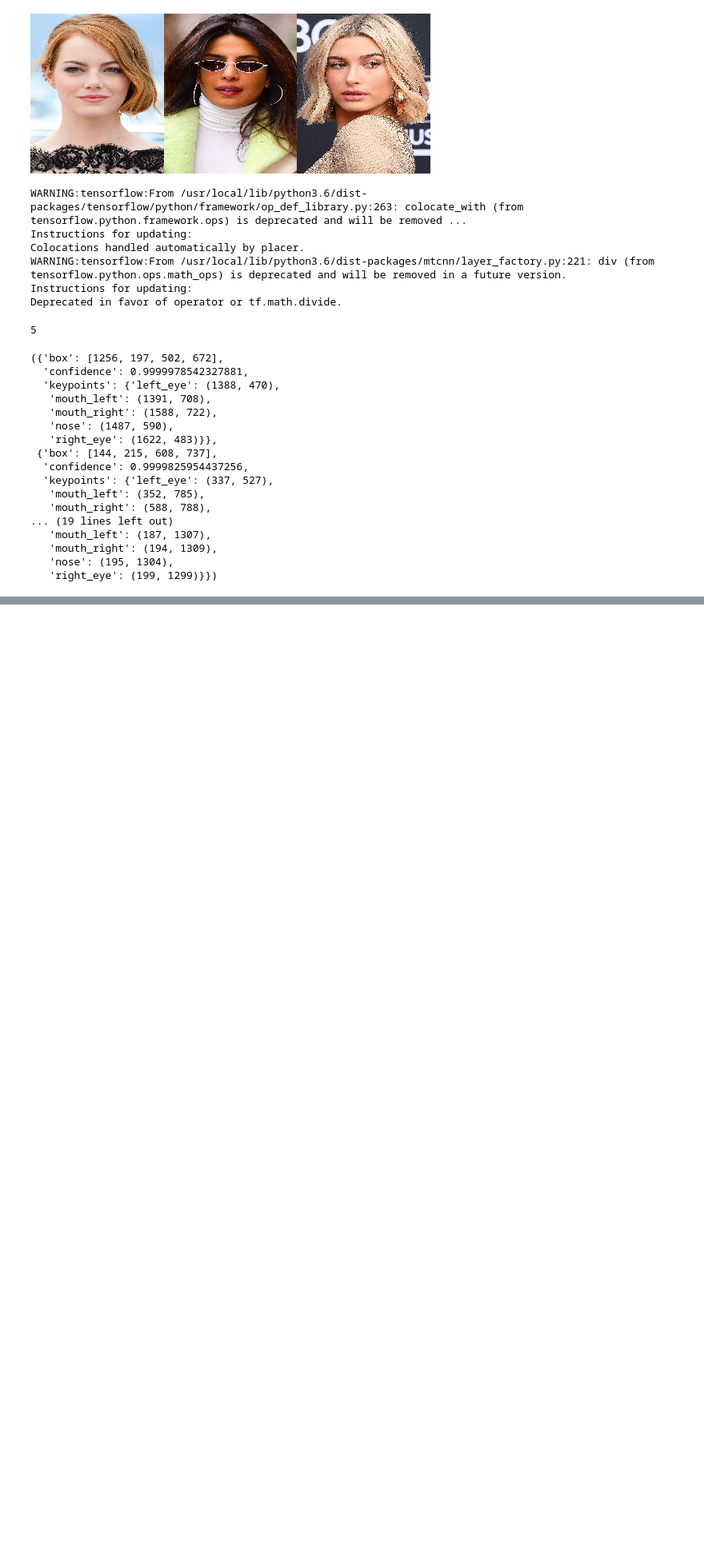
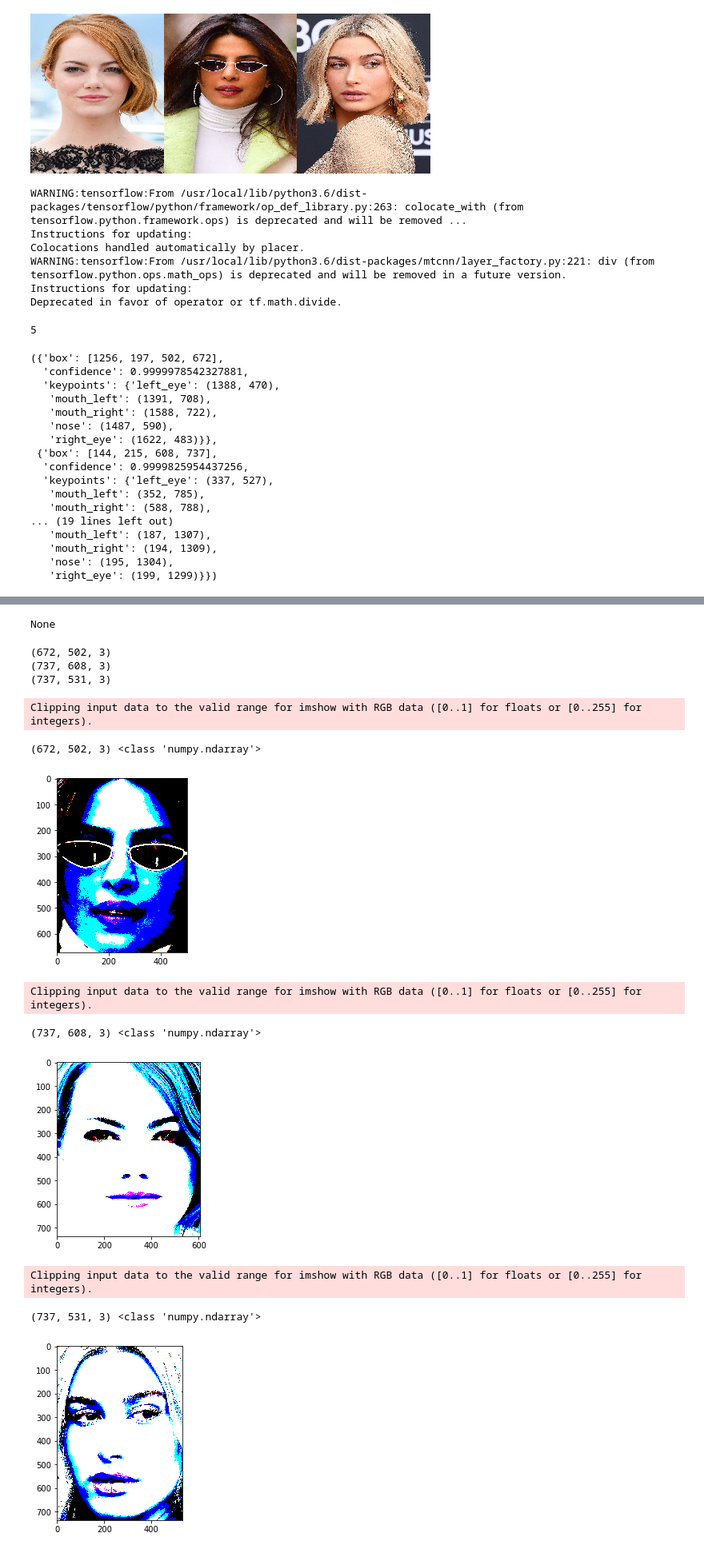
Before and after one commit to shivam-kotwalia/data-science-project, a Jupyter notebook: Face_Verification_Keras.ipynb, the cells around one changed output, grey strips where cells are left out. Shown at 80% size. Saved outputs shown, nothing was run; the diff lists cells and outputs as text; code cells hidden in the pictures; blank space fills up the shorter version.

Commit message:
added keras-vggface

```diff
--- a/Face_Verification_Keras.ipynb
+++ b/Face_Verification_Keras.ipynb
@@ -186,0 +200,32 @@ array([[[181, 217, 249],
+# %%
+from keras_vggface.utils import preprocess_input
+print(preprocess_input.__doc__)
+# %% [output]
+None
+# %%
+
+processed_faces = []
+for i in cropped_images:
+  i = i.astype("float32")
+  i = preprocess_input(i, version=2)
+  print(i.shape)
+  processed_faces.append(i)
+# %% [output]
+(672, 502, 3)
+(737, 608, 3)
+(737, 531, 3)
+# %%
+for i in processed_faces:
+  plt.imshow(i)
+  print(i.shape, type(i))
+  plt.show()
+# %% [output]
+Clipping input data to the valid range for imshow with RGB data ([0..1] for floats or [0..255] for integers).
+(672, 502, 3) <class 'numpy.ndarray'>
+[figure, added]
+Clipping input data to the valid range for imshow with RGB data ([0..1] for floats or [0..255] for integers).
+(737, 608, 3) <class 'numpy.ndarray'>
+[figure, added]
+Clipping input data to the valid range for imshow with RGB data ([0..1] for floats or [0..255] for integers).
+(737, 531, 3) <class 'numpy.ndarray'>
+[figure, added]
```
Also changed, not shown: parts of 11 cells of this notebook.
